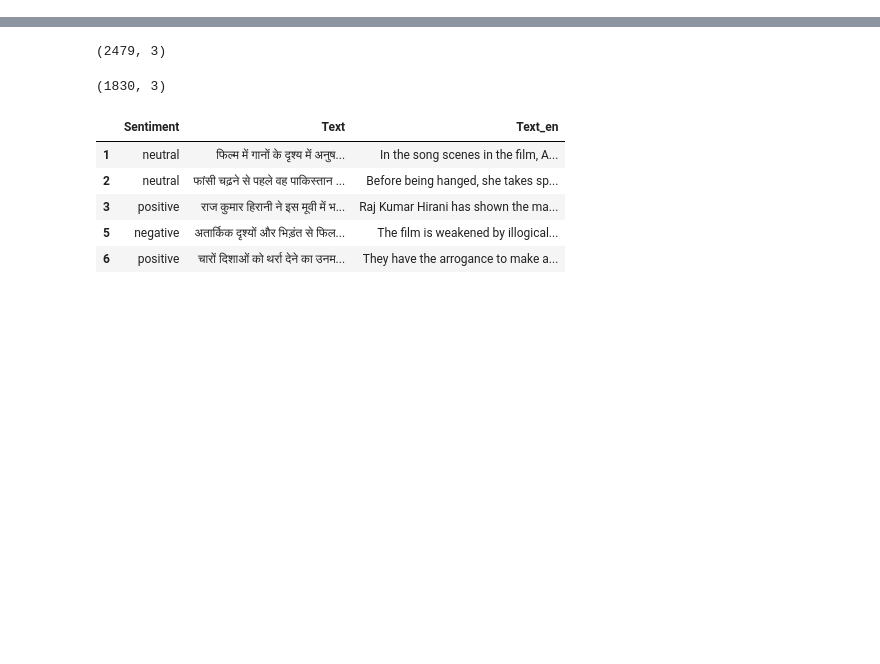
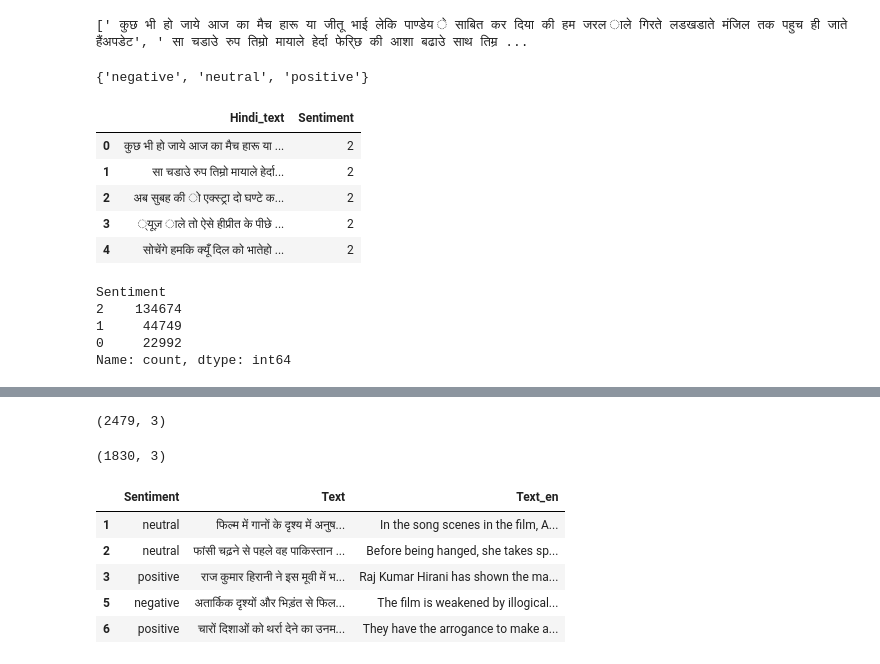
Before and after one commit to obedjunias19/Sentiment-Analysis, a Jupyter notebook: eng-hindi-sentiment-analysis.ipynb, the cells around one changed output, grey strips where cells are left out. Cells and saved outputs as stored; diff of their text form; code cells hidden in the pictures; blank space fills up the shorter version.

```diff
--- a/eng-hindi-sentiment-analysis.ipynb
+++ b/eng-hindi-sentiment-analysis.ipynb
@@ -80,0 +51,10 @@ df_test['Text'] = df_test['Text'].str.replace('[,’।"\n\']', '', regex=True)
+# %%
+#HINDI
+#postive=2, neutral=0, negative=1
+for i in range(0,len(sentiment_hindi)):
+    if(sentiment_hindi[i]==19 or sentiment_hindi[i]==18 or sentiment_hindi[i]==17 or sentiment_hindi[i]==13 or sentiment_hindi[i]==12 or sentiment_hindi[i]==11 or sentiment_hindi[i]==9 or sentiment_hindi[i]==8):
+        sentiment_hindi[i]="neutral"
+    elif(sentiment_hindi[i]==15 or sentiment_hindi[i]==16):
+        sentiment_hindi[i]="negative"
+    else:
+        sentiment_hindi[i]="positive"
@@ -80,0 +70,46 @@ df_test['Text'] = df_test['Text'].str.replace('[,’।"\n\']', '', regex=True)
+# %%
+hindi_text = hindi_text.splitlines()
+#print(remove_punct(text_cleaned[0:10000]))
+filtered_sentence_hi = []
+for i in range(0,len(hindi_text)):
+    filtered_sentence_hi.append(remove_punct_hi(hindi_text[i]))
+print(filtered_sentence_hi[0:10])
+# %% [output]
+[' कुछ भी हो जाये आज का मैच हारू या जीतू भाई लेकि पाण्डेय े साबित कर दिया की हम जरल ाले गिरते लडखडाते मंजिल तक पहुच ही जाते हैंअपडेट', ' सा चडाउे रुप तिम्रो मायाले हेर्दा फेरि्छ की आशा बढाउे साथ तिम्र ...
+# %%
+# Importing LabelEncoder from Sklearn
+# library from preprocessing Module.
+from sklearn.preprocessing import LabelEncoder
+
+# Creating a instance of label Encoder.
+le = LabelEncoder()
+
+# Using .fit_transform function to fit label
+# encoder and return encoded label
+label = le.fit_transform(sentiment_hindi[0:len(filtered_sentence_hi)])
+
+label_inverse = le.inverse_transform(label)
+set(label_inverse)
+# %% [output]
+{'negative', 'neutral', 'positive'}
+# %%
+X_train=filtered_sentence_hi
+Y_train=label
+# %%
+df = pd.DataFrame({'Hindi_text':X_train,'Sentiment':Y_train})
+df.head()
+# %% [output]
+|  | Hindi_text | Sentiment |
+| 0 | कुछ भी हो जाये आज का मैच हारू या ... | 2 |
+| 1 | सा चडाउे रुप तिम्रो मायाले हेर्दा... | 2 |
+| 2 | अब सुबह की ो एक्स्ट्रा दो घण्टे क... | 2 |
+| 3 | ्यूज़ ाले तो ऐसे हीप्रीत के पीछे ... | 2 |
+| 4 | सोचेंगे हमकि क्यूँ दिल को भातेहो ... | 2 |
+# %%
+df['Sentiment'].value_counts()
+# %% [output]
+Sentiment
+2    134674
+1     44749
+0     22992
+Name: count, dtype: int64
```
Also changed, not shown: parts of 47 cells of this notebook.
